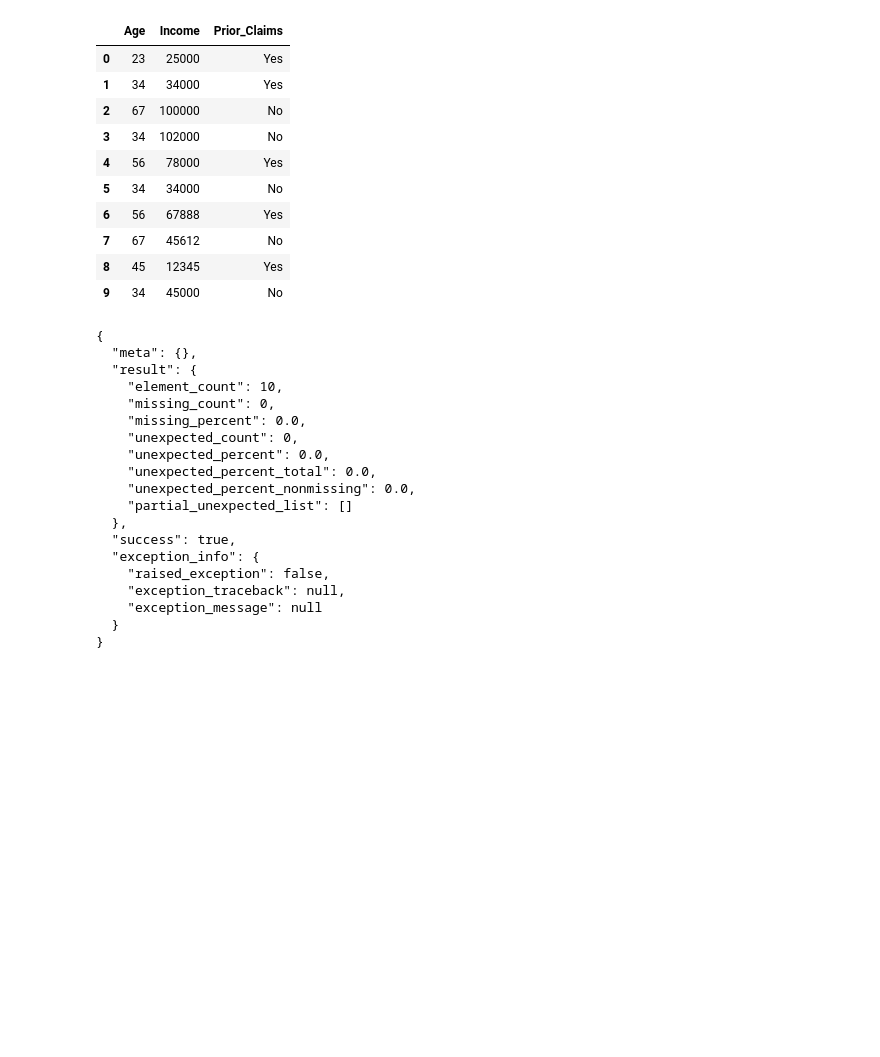
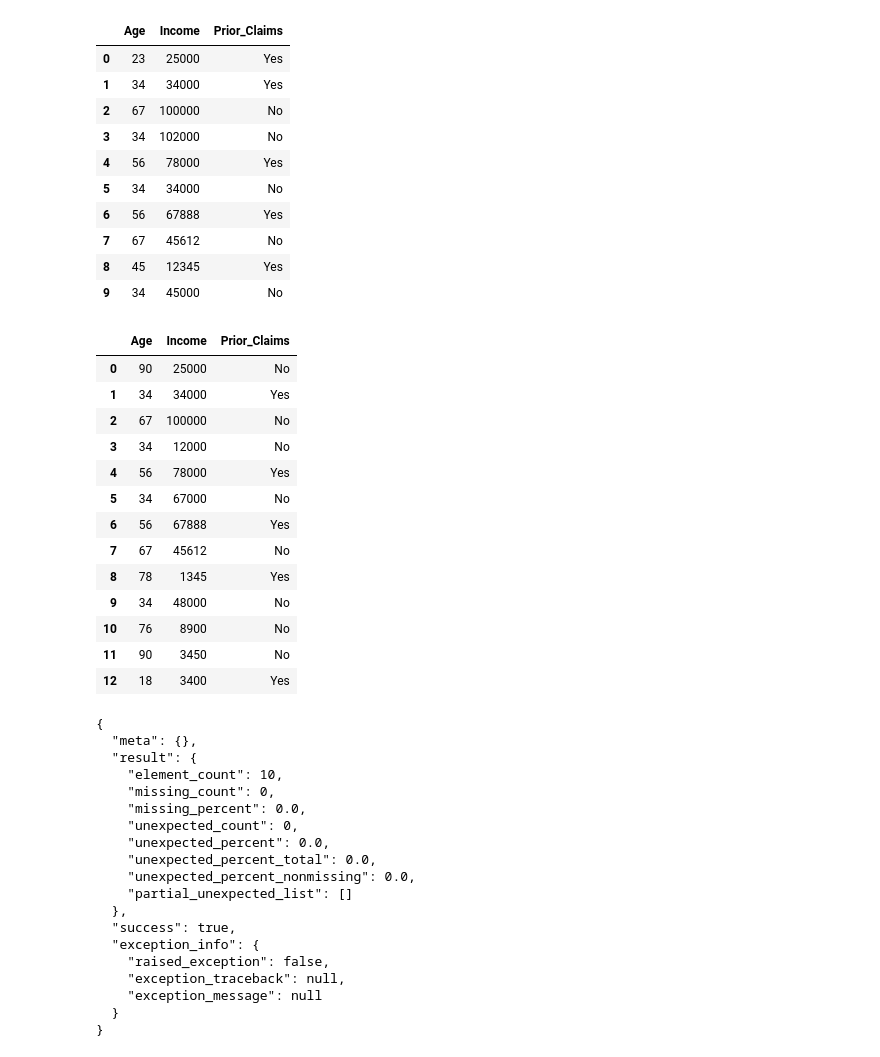
Before and after one commit to samsonq/datadrift, a Jupyter notebook: examples/Data Drift Detection.ipynb, the cells around one changed output. Cells and saved outputs as stored; diff of their text form; code cells hidden in the pictures; blank space fills up the shorter version.

```diff
--- a/examples/Data Drift Detection.ipynb
+++ b/examples/Data Drift Detection.ipynb
@@ -28,6 +28,23 @@ df1
 | 7 | 67 | 45612 | No |
 | 8 | 45 | 12345 | Yes |
 | 9 | 34 | 45000 | No |
+# %%
+df2
+# %% [output]
+|  | Age | Income | Prior_Claims |
+| 0 | 90 | 25000 | No |
+| 1 | 34 | 34000 | Yes |
+| 2 | 67 | 100000 | No |
+| 3 | 34 | 12000 | No |
+| 4 | 56 | 78000 | Yes |
+| 5 | 34 | 67000 | No |
+| 6 | 56 | 67888 | Yes |
+| 7 | 67 | 45612 | No |
+| 8 | 78 | 1345 | Yes |
+| 9 | 34 | 48000 | No |
+| 10 | 76 | 8900 | No |
+| 11 | 90 | 3450 | No |
+| 12 | 18 | 3400 | Yes |
 # %%
 df1.expect_column_values_to_be_in_set('Prior_Claims', ['Yes', 'No'])
 # %% [output]
```
Also changed, not shown: parts of 2 cells of this notebook, 1 other file.
